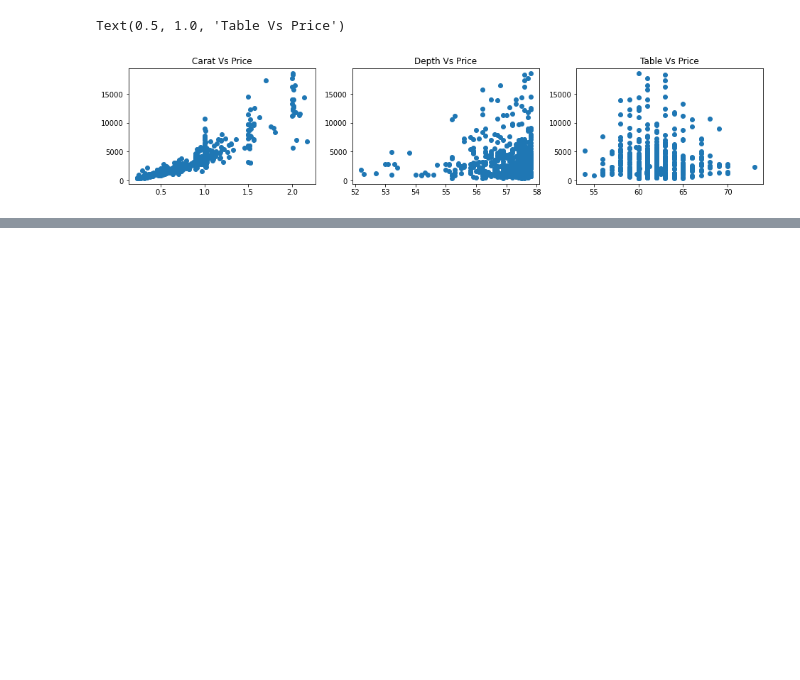
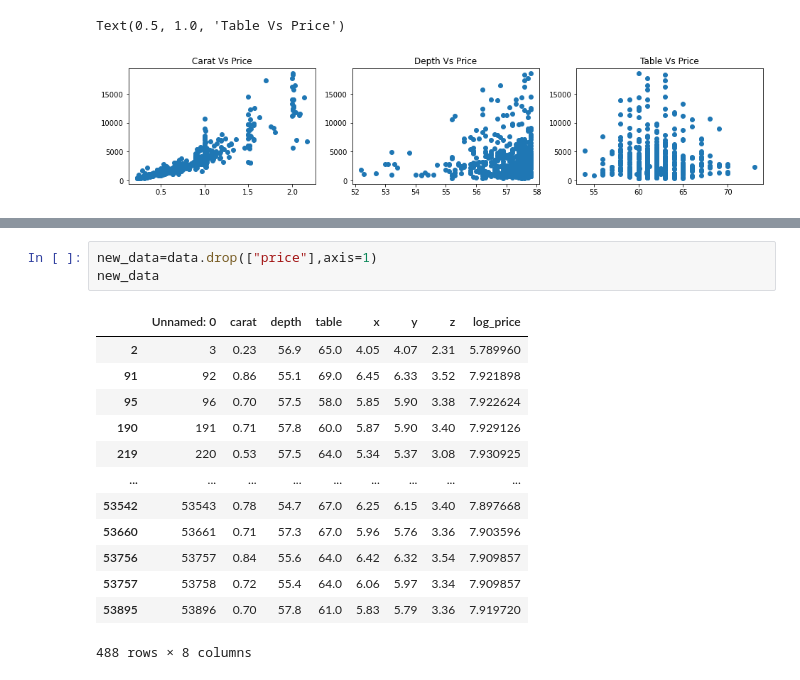
Before and after one commit to Raghad2002Mohammed/AI-project, a Jupyter notebook: Diamonds.ipynb, the cells around one changed output, grey strips where cells are left out. Drawn from its saved outputs; the diff is of its cells as text; blank space fills up the shorter version.

```diff
--- a/Diamonds.ipynb
+++ b/Diamonds.ipynb
@@ -148,0 +164,17 @@ Text(0.5, 1.0, 'Table Vs Price')
+# %%
+new_data=data.drop(["price"],axis=1)
+new_data
+# %% [output]
+|  | Unnamed: 0 | carat | depth | table | x | y | z | log_price |
+| 2 | 3 | 0.23 | 56.9 | 65.0 | 4.05 | 4.07 | 2.31 | 5.789960 |
+| 91 | 92 | 0.86 | 55.1 | 69.0 | 6.45 | 6.33 | 3.52 | 7.921898 |
+| 95 | 96 | 0.70 | 57.5 | 58.0 | 5.85 | 5.90 | 3.38 | 7.922624 |
+| 190 | 191 | 0.71 | 57.8 | 60.0 | 5.87 | 5.90 | 3.40 | 7.929126 |
+| 219 | 220 | 0.53 | 57.5 | 64.0 | 5.34 | 5.37 | 3.08 | 7.930925 |
+| ... | ... | ... | ... | ... | ... | ... | ... | ... |
+| 53542 | 53543 | 0.78 | 54.7 | 67.0 | 6.25 | 6.15 | 3.40 | 7.897668 |
+| 53660 | 53661 | 0.71 | 57.3 | 67.0 | 5.96 | 5.76 | 3.36 | 7.903596 |
+| 53756 | 53757 | 0.84 | 55.6 | 64.0 | 6.42 | 6.32 | 3.54 | 7.909857 |
+| 53757 | 53758 | 0.72 | 55.4 | 64.0 | 6.06 | 5.97 | 3.34 | 7.909857 |
+| 53895 | 53896 | 0.70 | 57.8 | 61.0 | 5.83 | 5.79 | 3.36 | 7.919720 |
+488 rows × 8 columns
```
Also changed, not shown: parts of 7 cells of this notebook.
